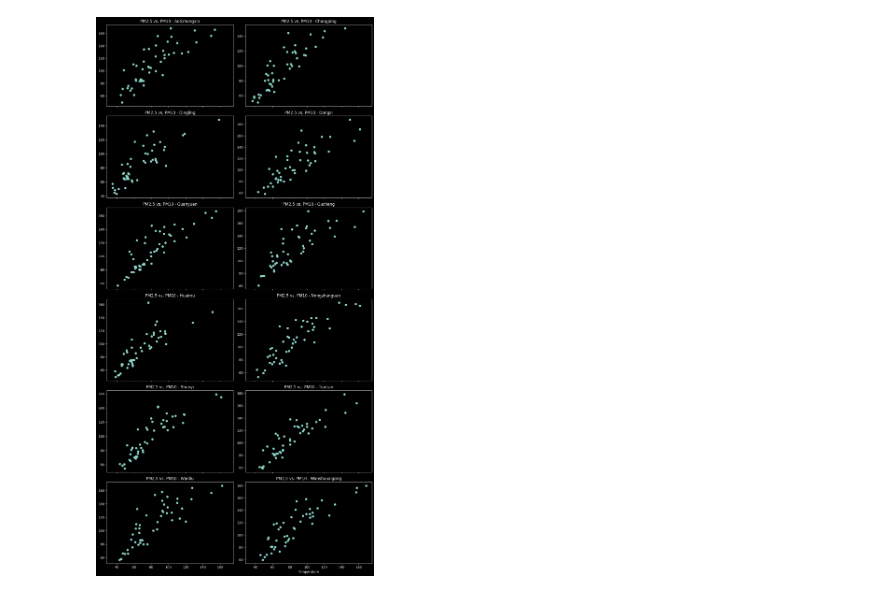
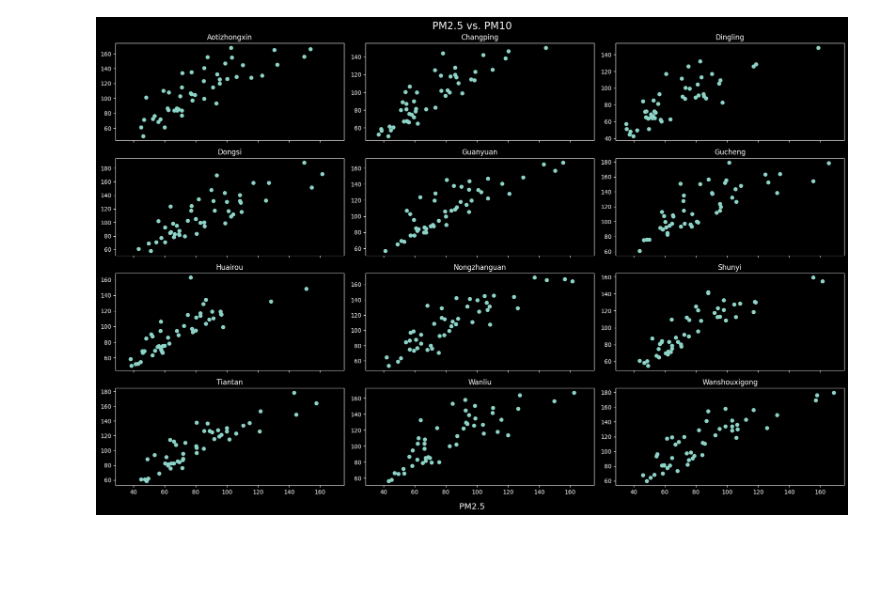
Before and after one commit to justinwhare/Air-Quality-Forecasting, a Jupyter notebook: EDA.ipynb, the cells around one changed output. Saved outputs shown, nothing was run; the diff lists cells and outputs as text; code cells hidden in the pictures; blank space fills up the shorter version.

```diff
--- a/EDA.ipynb
+++ b/EDA.ipynb
@@ -6,7 +6,7 @@ import numpy as np
 
 plt.style.use('dark_background')
 # %%
-df = pd.read_csv('output_data/cleaned.csv', parse_dates=['datetime']).set_index('datetime')
+df = pd.read_csv('output_data/cleaned_interp.csv', parse_dates = ['datetime']).set_index('datetime')
 df.info()
 # %% [output]
 <class 'pandas.core.frame.DataFrame'>
@@ -122,16 +112,15 @@ def correlation_scatter(df, var1, var2):
 
     monthly_avg = df.drop('wd', axis=1).groupby('station').resample('ME').mean().reset_index()
 
-    fig, axes = plt.subplots(nrows=num_stations//2, ncols=2, sharex=True, figsize=(12, 2 * num_stations))
+    fig, axes = plt.subplots(nrows = num_stations//3, ncols = 3, sharex = True, figsize = (18, num_stations))
     axes = axes.ravel()
 
     for ax, station in zip(axes, stations):
         station_data = monthly_avg[monthly_avg['station'] == station]
 
         ax.scatter(station_data[var1], station_data[var2])
-        ax.set_title(f"{var1} vs. {var2} - {station}")
-        #ax.set_ylabel(r"CO Concentration ($\mu g/m^3$ )")
+        ax.set_title(f"{station}")
 
-    plt.xlabel('Temperature')
-    plt.tight_layout()
+    fig.suptitle(f'{var1} vs. {var2}', fontsize='xx-large')
+    fig.supxlabel(f'{var1}', fontsize='x-large')
     plt.show()
@@ -142,4 +127,4 @@ correlation_scatter(df, 'TEMP', 'CO')
 # %%
-correlation_scatter(df_interp, 'PM2.5', 'PM10')
+correlation_scatter(df, 'PM2.5', 'PM10')
 # %% [output]
-[figure, old version]
+[figure, new version]
```
Also changed, not shown: parts of 16 cells of this notebook.
